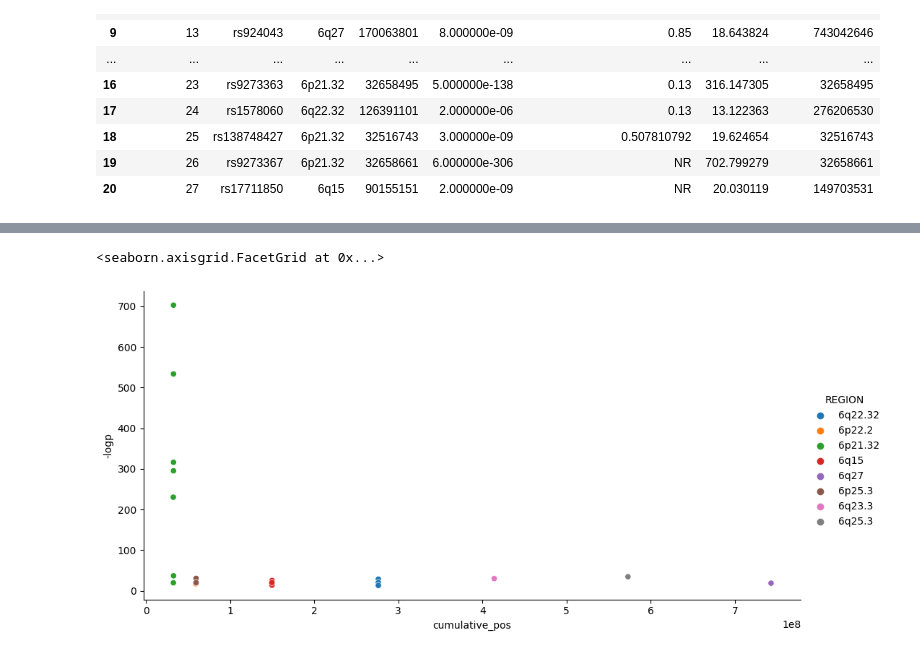
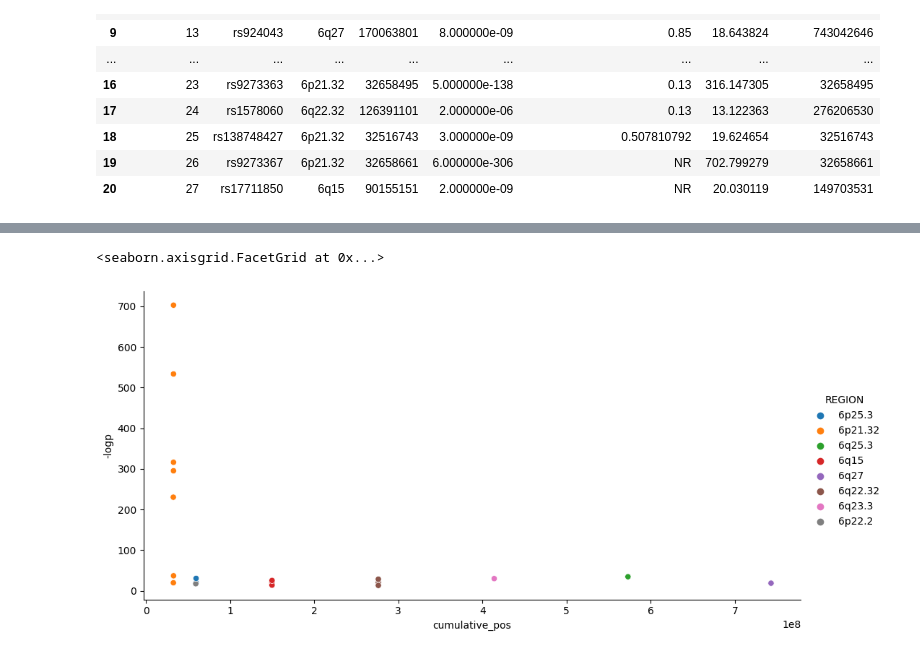
Before and after one commit to imcalledlewis/QMUL-Bioinformatics-DDG, a Jupyter notebook: data/Matplot.ipynb, the cells around one changed output, grey strips where cells are left out. Saved outputs shown, nothing was run; the diff lists cells and outputs as text; code cells hidden in the pictures.

Commit message:
Matplot graph updated

```diff
--- a/data/Matplot.ipynb
+++ b/data/Matplot.ipynb
@@ -156,16 +158,17 @@ df
 # %%
 # Create Manhattan plot, this graph is showing regions and not chromosomes,
 # In future the regions column will be replaced by chromosome number
 import seaborn as sns
 %matplotlib inline
 
+# Manhatton plot for cumulative position vs -logp
 sns.relplot(
-    data = df,
+    data = df.sample(21), # for whole genome this number will be 10000, or however many you want to see
     x= 'cumulative_pos',
     y= '-logp',
-    aspect = 2,
-    hue = 'REGION'
+    aspect = 2, # for whole genome this will need to be tweaked to maybe 4
+    hue = 'REGION' # for whole genome this will be changed to 'CHR' -chromosome
 )
 # %% [output]
 <seaborn.axisgrid.FacetGrid at 0x...>
-[figure, old version]
+[figure, new version]
```
Also changed, not shown: parts of 4 cells of this notebook.
